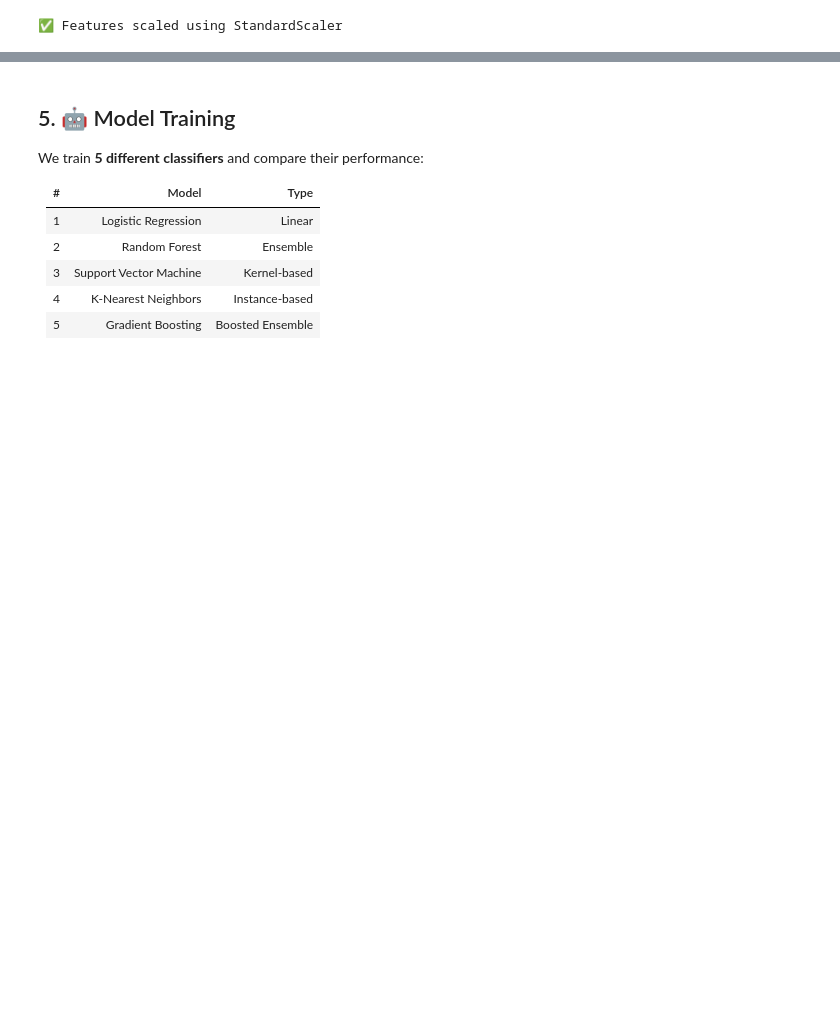
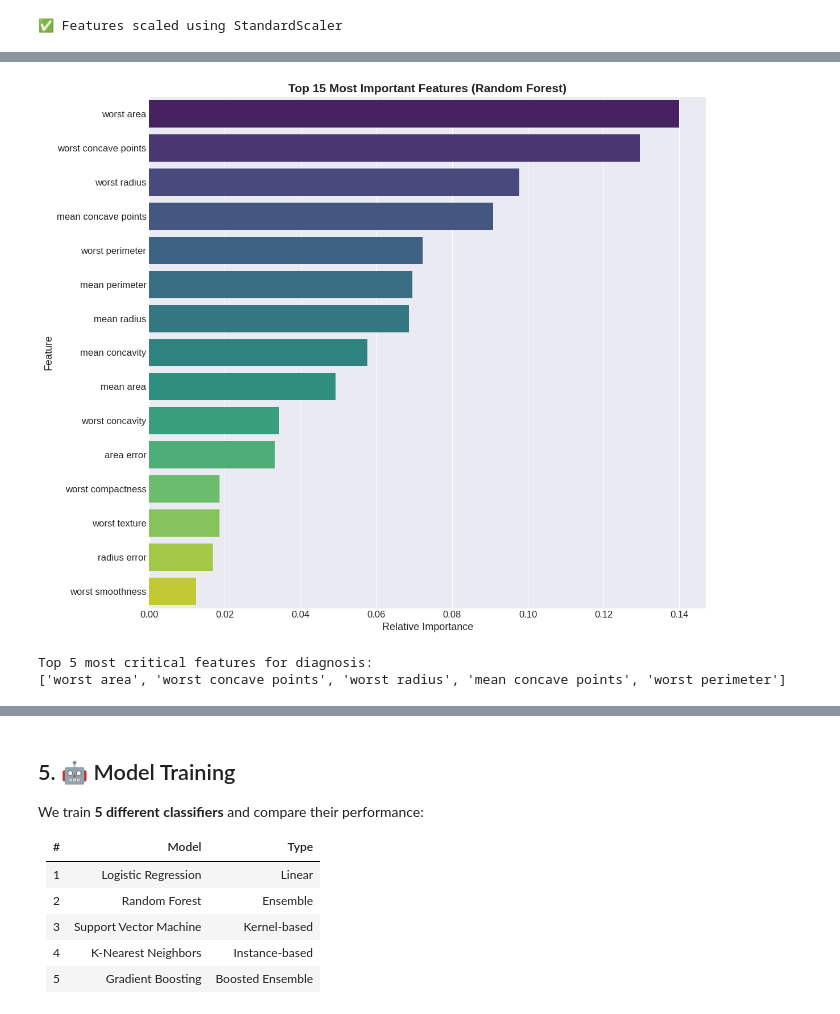
Before and after one commit to adityawork365-commits/Breast_Cancer_Prediction_Engine, a Jupyter notebook: notebooks/breast_cancer_prediction.ipynb, the cells around one changed output, grey strips where cells are left out. Drawn from its saved outputs; the diff is of its cells as text; code cells hidden in the pictures; blank space fills up the shorter version.

```diff
--- a/notebooks/breast_cancer_prediction.ipynb
+++ b/notebooks/breast_cancer_prediction.ipynb
@@ -236,0 +277,29 @@ print("✅ Features scaled using StandardScaler")
+# %%
+# Train a quick Random Forest to extract Feature Importances
+rf_importance = RandomForestClassifier(n_estimators=100, random_state=42)
+rf_importance.fit(X_train_scaled, y_train)
+
+# Create DataFrame of importances
+importances = pd.DataFrame({
+    'Feature': X.columns,
+    'Importance': rf_importance.feature_importances_
+}).sort_values(by='Importance', ascending=False)
+
+fig, ax = plt.subplots(figsize=(12, 10))
+sns.barplot(x='Importance', y='Feature', data=importances.head(15),
+            palette='viridis', ax=ax)
+
+ax.set_title('Top 15 Most Important Features (Random Forest)', fontweight='bold', fontsize=15)
+ax.set_xlabel('Relative Importance', fontsize=13)
+ax.set_ylabel('Feature', fontsize=13)
+
+plt.tight_layout()
+plt.savefig('../images/feature_importance.png', dpi=150, bbox_inches='tight')
+plt.show()
+
+top_5_features = importances['Feature'].head(5).tolist()
+print(f"Top 5 most critical features for diagnosis:\n{top_5_features}")
+# %% [output]
+[figure, added]
+Top 5 most critical features for diagnosis:
+['worst area', 'worst concave points', 'worst radius', 'mean concave points', 'worst perimeter']
```
Also changed, not shown: parts of 3 cells of this notebook, 4 other files.
